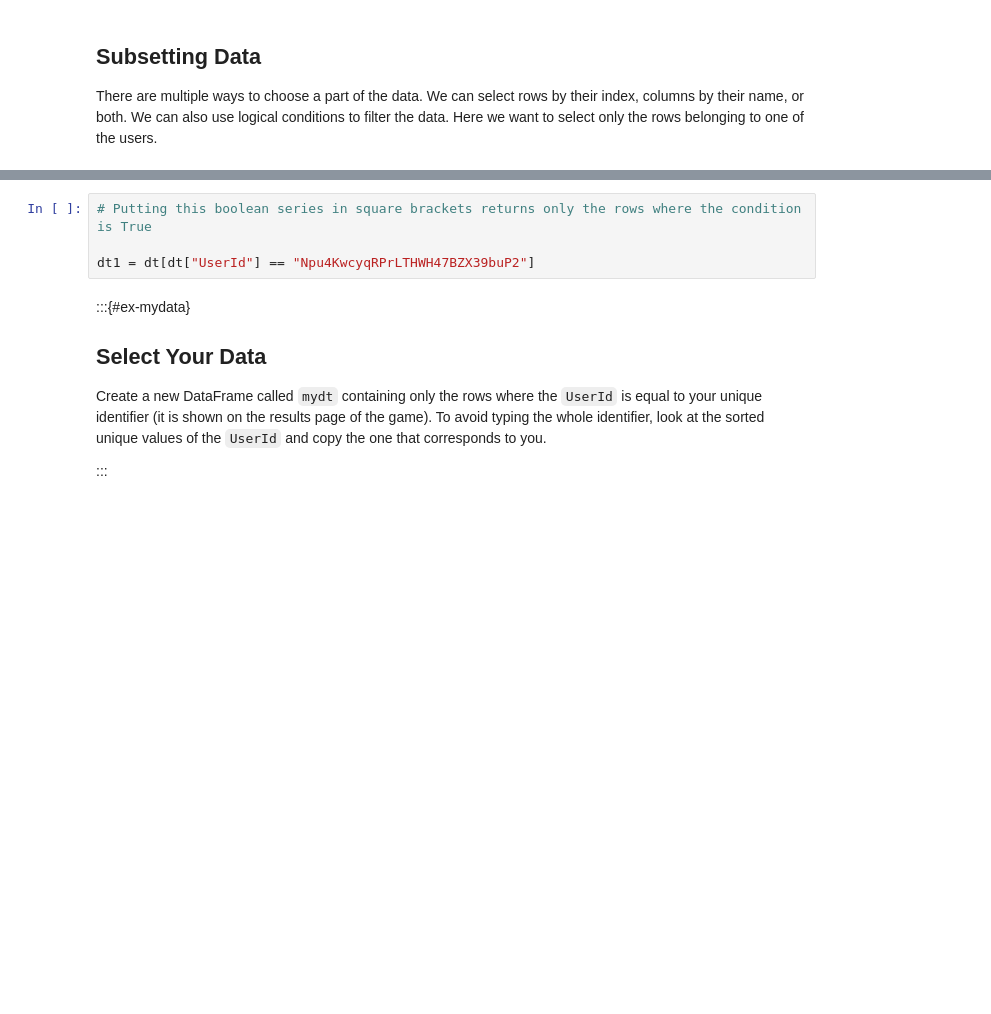
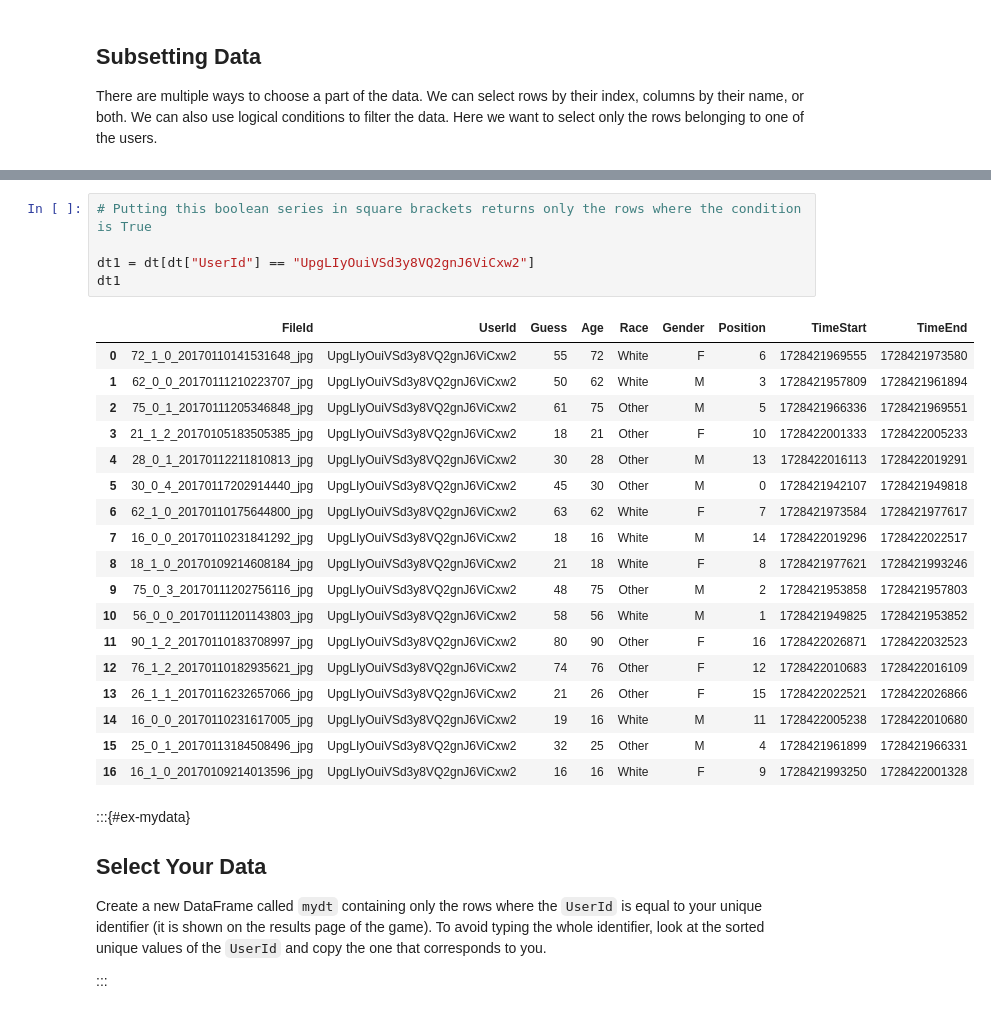
Before and after one commit to febse/stat2024, a Jupyter notebook: 01-Introduction.ipynb, the cells around one changed output, grey strips where cells are left out. Drawn from its saved outputs; the diff is of its cells as text; blank space fills up the shorter version.

```diff
--- a/01-Introduction.ipynb
+++ b/01-Introduction.ipynb
@@ -156,7 +156,27 @@ Name: UserId, dtype: bool
 # %%
 # Putting this boolean series in square brackets returns only the rows where the condition is True
 
-dt1 = dt[dt["UserId"] == "Npu4KwcyqRPrLTHWH47BZX39buP2"]
+dt1 = dt[dt["UserId"] == "UpgLIyOuiVSd3y8VQ2gnJ6ViCxw2"]
+dt1
+# %% [output]
+|  | FileId | UserId | Guess | Age | Race | Gender | Position | TimeStart | TimeEnd |
+| 0 | 72_1_0_20170110141531648_jpg | UpgLIyOuiVSd3y8VQ2gnJ6ViCxw2 | 55 | 72 | White | F | 6 | 1728421969555 | 1728421973580 |
+| 1 | 62_0_0_20170111210223707_jpg | UpgLIyOuiVSd3y8VQ2gnJ6ViCxw2 | 50 | 62 | White | M | 3 | 1728421957809 | 1728421961894 |
+| 2 | 75_0_1_20170111205346848_jpg | UpgLIyOuiVSd3y8VQ2gnJ6ViCxw2 | 61 | 75 | Other | M | 5 | 1728421966336 | 1728421969551 |
+| 3 | 21_1_2_20170105183505385_jpg | UpgLIyOuiVSd3y8VQ2gnJ6ViCxw2 | 18 | 21 | Other | F | 10 | 1728422001333 | 1728422005233 |
+| 4 | 28_0_1_20170112211810813_jpg | UpgLIyOuiVSd3y8VQ2gnJ6ViCxw2 | 30 | 28 | Other | M | 13 | 1728422016113 | 1728422019291 |
+| 5 | 30_0_4_20170117202914440_jpg | UpgLIyOuiVSd3y8VQ2gnJ6ViCxw2 | 45 | 30 | Other | M | 0 | 1728421942107 | 1728421949818 |
+| 6 | 62_1_0_20170110175644800_jpg | UpgLIyOuiVSd3y8VQ2gnJ6ViCxw2 | 63 | 62 | White | F | 7 | 1728421973584 | 1728421977617 |
+| 7 | 16_0_0_20170110231841292_jpg | UpgLIyOuiVSd3y8VQ2gnJ6ViCxw2 | 18 | 16 | White | M | 14 | 1728422019296 | 1728422022517 |
+| 8 | 18_1_0_20170109214608184_jpg | UpgLIyOuiVSd3y8VQ2gnJ6ViCxw2 | 21 | 18 | White | F | 8 | 1728421977621 | 1728421993246 |
+| 9 | 75_0_3_20170111202756116_jpg | UpgLIyOuiVSd3y8VQ2gnJ6ViCxw2 | 48 | 75 | Other | M | 2 | 1728421953858 | 1728421957803 |
+| 10 | 56_0_0_20170111201143803_jpg | UpgLIyOuiVSd3y8VQ2gnJ6ViCxw2 | 58 | 56 | White | M | 1 | 1728421949825 | 1728421953852 |
+| 11 | 90_1_2_20170110183708997_jpg | UpgLIyOuiVSd3y8VQ2gnJ6ViCxw2 | 80 | 90 | Other | F | 16 | 1728422026871 | 1728422032523 |
+| 12 | 76_1_2_20170110182935621_jpg | UpgLIyOuiVSd3y8VQ2gnJ6ViCxw2 | 74 | 76 | Other | F | 12 | 1728422010683 | 1728422016109 |
+| 13 | 26_1_1_20170116232657066_jpg | UpgLIyOuiVSd3y8VQ2gnJ6ViCxw2 | 21 | 26 | Other | F | 15 | 1728422022521 | 1728422026866 |
+| 14 | 16_0_0_20170110231617005_jpg | UpgLIyOuiVSd3y8VQ2gnJ6ViCxw2 | 19 | 16 | White | M | 11 | 1728422005238 | 1728422010680 |
+| 15 | 25_0_1_20170113184508496_jpg | UpgLIyOuiVSd3y8VQ2gnJ6ViCxw2 | 32 | 25 | Other | M | 4 | 1728421961899 | 1728421966331 |
+| 16 | 16_1_0_20170109214013596_jpg | UpgLIyOuiVSd3y8VQ2gnJ6ViCxw2 | 16 | 16 | White | F | 9 | 1728421993250 | 1728422001328 |
 # %% [markdown]
 :::{#ex-mydata}
 ## Select Your Data
```
Also changed, not shown: parts of 29 cells of this notebook.
